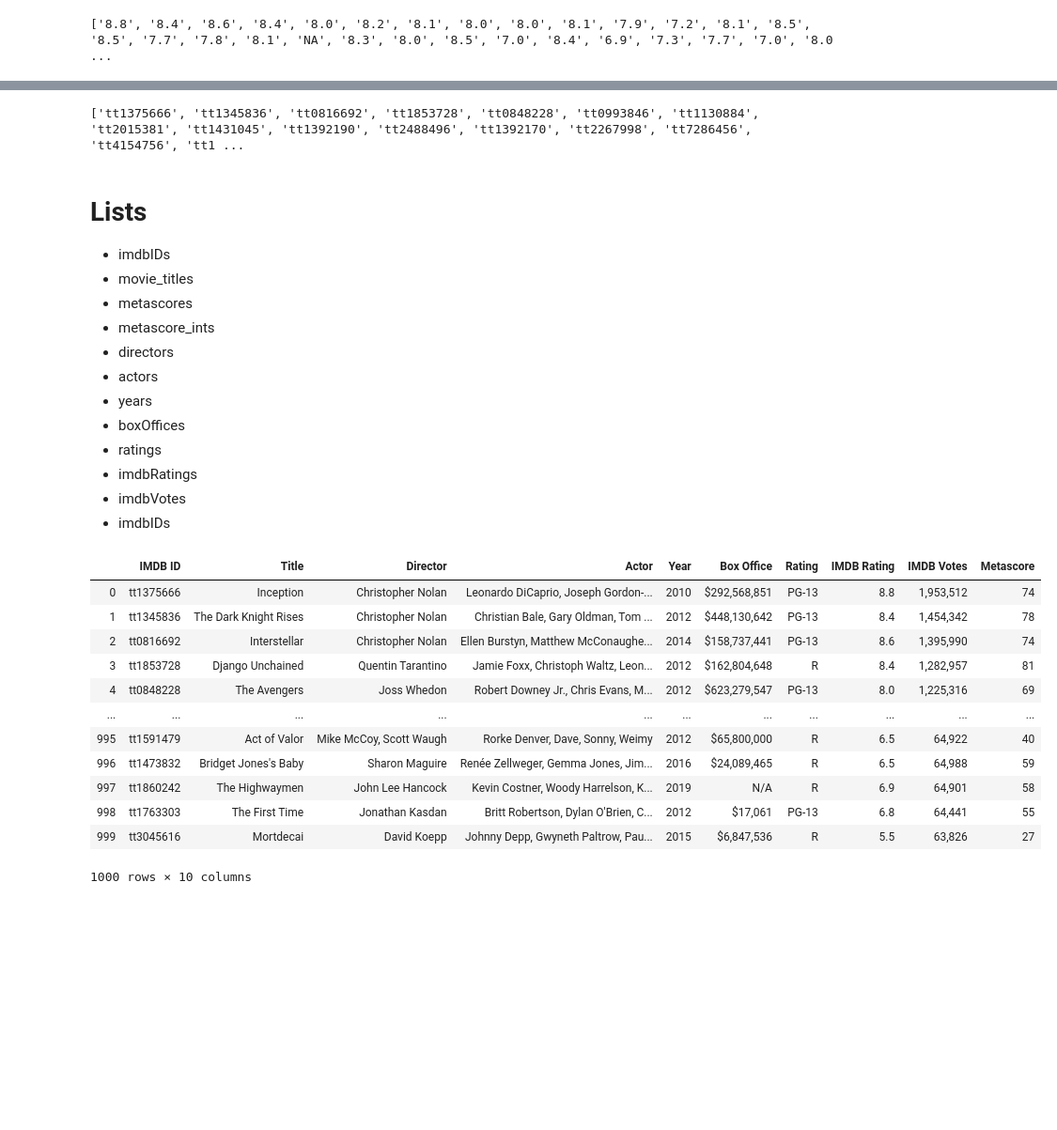
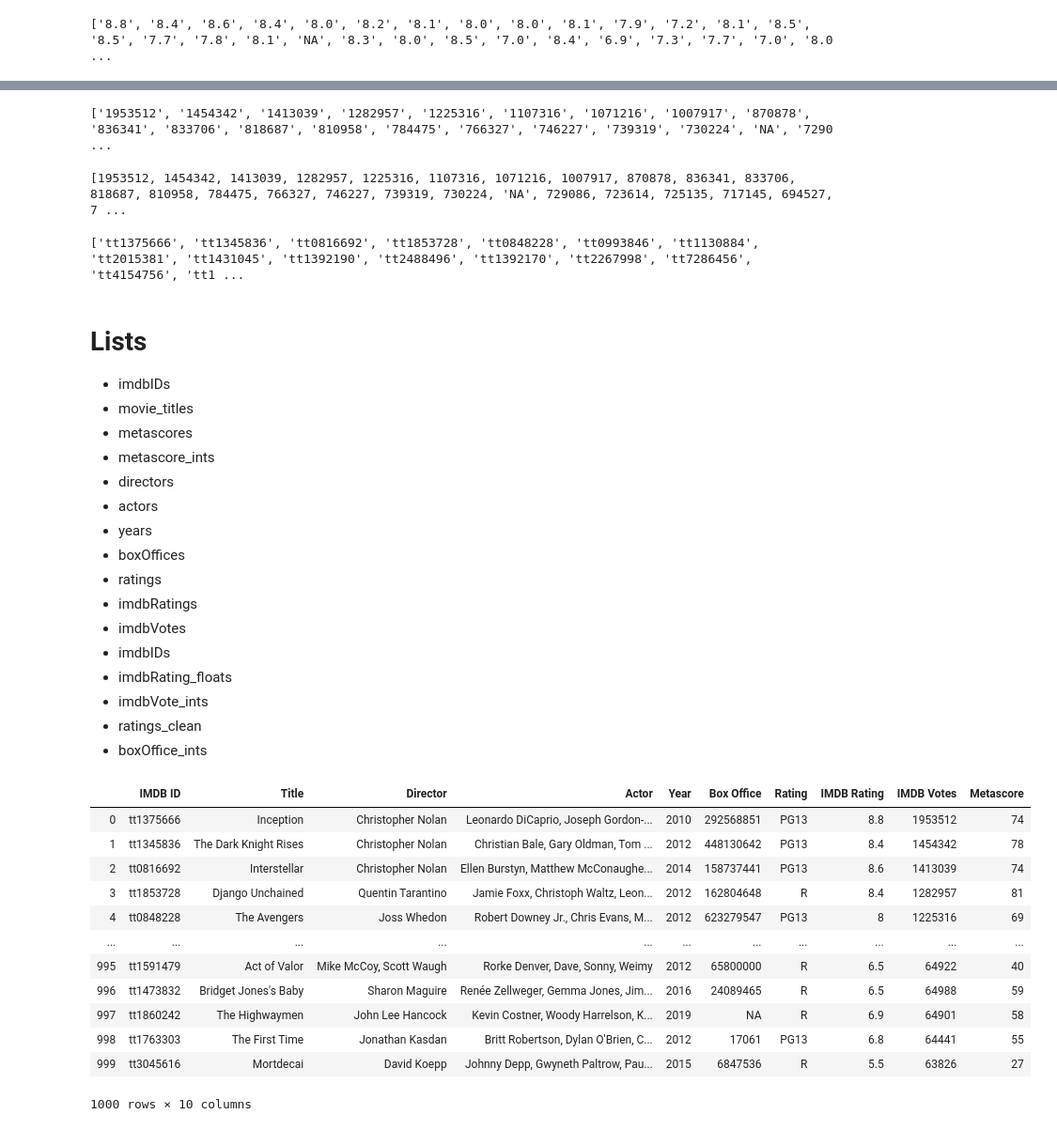
Before and after one commit to TJL30308/sturdy-waddle, a Jupyter notebook: OMDB_API.ipynb, the cells around one changed output, grey strips where cells are left out. Shown: that part at 94% size. Cells and saved outputs as stored; diff of their text form; code cells hidden in the pictures; blank space fills up the shorter version.

```diff
--- a/OMDB_API.ipynb
+++ b/OMDB_API.ipynb
@@ -243,3 +261,7 @@ while index < len(movie_titles):
 print(ratings)
 # %% [output]
 ['PG-13', 'PG-13', 'PG-13', 'R', 'PG-13', 'R', 'R', 'PG-13', 'R', 'R', 'PG-13', 'PG-13', 'R', 'R', 'PG-13', 'PG-13', 'PG-13', 'PG-13', 'NA', 'G', 'PG-13', 'R', 'PG-13', 'PG-13', 'PG-13', 'PG-13', 'PG- ...
+# %%
+ratings_clean = ['PG13' if rating == 'PG-13' else rating for rating in ratings]
+
+print(ratings_clean)
@@ -262,3 +285,14 @@ while index < len(movie_titles):
 print(imdbRatings)
 # %% [output]
 ['8.8', '8.4', '8.6', '8.4', '8.0', '8.2', '8.1', '8.0', '8.0', '8.1', '7.9', '7.2', '8.1', '8.5', '8.5', '7.7', '7.8', '8.1', 'NA', '8.3', '8.0', '8.5', '7.0', '8.4', '6.9', '7.3', '7.7', '7.0', '8.0 ...
+# %%
+imdbRating_floats = []
+
+for imdbRating in imdbRatings:
+    try:
+        imdbRating_float = float(imdbRating)
+        imdbRating_floats.append(imdbRating_float)
+    except ValueError:
+        imdbRating_floats.append("NA")
+
+print(imdbRating_floats)
@@ -284,3 +320,22 @@ print(imdbVotes)
+# %%
+imdbVotes = [imdbVote.replace(',','') for imdbVote in imdbVotes]
+
+print(imdbVotes)
+# %% [output]
+['1953512', '1454342', '1413039', '1282957', '1225316', '1107316', '1071216', '1007917', '870878', '836341', '833706', '818687', '810958', '784475', '766327', '746227', '739319', '730224', 'NA', '7290 ...
+# %%
+imdbVote_ints = []
+
+for imdbVote in imdbVotes:
+    try:
+        imdbVote_int = int(imdbVote)
+        imdbVote_ints.append(imdbVote_int)
+    except ValueError:
+        imdbVote_ints.append("NA")
+
+print(imdbVote_ints)
+# %% [output]
+[1953512, 1454342, 1413039, 1282957, 1225316, 1107316, 1071216, 1007917, 870878, 836341, 833706, 818687, 810958, 784475, 766327, 746227, 739319, 730224, 'NA', 729086, 723614, 725135, 717145, 694527, 7 ...
 # %%
 imdbIDs = []
 
@@ -314,34 +369,38 @@ print(imdbIDs)
 * imdbRatings
 * imdbVotes
 * imdbIDs
+* imdbRating_floats
+* imdbVote_ints
+* ratings_clean
+* boxOffice_ints
 # %%
 df = pd.DataFrame(
     {'IMDB ID': imdbIDs,
      'Title': movie_titles,
      'Director': directors,
      'Actor': actors,
      'Year': years,
-     'Box Office': boxOffices,
-     'Rating': ratings,
-     'IMDB Rating': imdbRatings,
-     'IMDB Votes': imdbVotes,
+     'Box Office': boxOffice_ints,
+     'Rating': ratings_clean,
+     'IMDB Rating': imdbRating_floats,
+     'IMDB Votes': imdbVote_ints,
      'Metascore': metascores
     })
 
-imdb_df
+df
 # %% [output]
 |  | IMDB ID | Title | Director | Actor | Year | Box Office | Rating | IMDB Rating | IMDB Votes | Metascore |
-| 0 | tt1375666 | Inception | Christopher Nolan | Leonardo DiCaprio, Joseph Gordon-... | 2010 | $292,568,851 | PG-13 | 8.8 | 1,953,512 | 74 |
-| 1 | tt1345836 | The Dark Knight Rises | Christopher Nolan | Christian Bale, Gary Oldman, Tom ... | 2012 | $448,130,642 | PG-13 | 8.4 | 1,454,342 | 78 |
-| 2 | tt0816692 | Interstellar | Christopher Nolan | Ellen Burstyn, Matthew McConaughe... | 2014 | $158,737,441 | PG-13 | 8.6 | 1,395,990 | 74 |
-| 3 | tt1853728 | Django Unchained | Quentin Tarantino | Jamie Foxx, Christoph Waltz, Leon... | 2012 | $162,804,648 | R | 8.4 | 1,282,957 | 81 |
-| 4 | tt0848228 | The Avengers | Joss Whedon | Robert Downey Jr., Chris Evans, M... | 2012 | $623,279,547 | PG-13 | 8.0 | 1,225,316 | 69 |
+| 0 | tt1375666 | Inception | Christopher Nolan | Leonardo DiCaprio, Joseph Gordon-... | 2010 | 292568851 | PG13 | 8.8 | 1953512 | 74 |
+| 1 | tt1345836 | The Dark Knight Rises | Christopher Nolan | Christian Bale, Gary Oldman, Tom ... | 2012 | 448130642 | PG13 | 8.4 | 1454342 | 78 |
+| 2 | tt0816692 | Interstellar | Christopher Nolan | Ellen Burstyn, Matthew McConaughe... | 2014 | 158737441 | PG13 | 8.6 | 1413039 | 74 |
+| 3 | tt1853728 | Django Unchained | Quentin Tarantino | Jamie Foxx, Christoph Waltz, Leon... | 2012 | 162804648 | R | 8.4 | 1282957 | 81 |
+| 4 | tt0848228 | The Avengers | Joss Whedon | Robert Downey Jr., Chris Evans, M... | 2012 | 623279547 | PG13 | 8 | 1225316 | 69 |
 | ... | ... | ... | ... | ... | ... | ... | ... | ... | ... | ... |
-| 995 | tt1591479 | Act of Valor | Mike McCoy, Scott Waugh | Rorke Denver, Dave, Sonny, Weimy | 2012 | $65,800,000 | R | 6.5 | 64,922 | 40 |
-| 996 | tt1473832 | Bridget Jones's Baby | Sharon Maguire | Renée Zellweger, Gemma Jones, Jim... | 2016 | $24,089,465 | R | 6.5 | 64,988 | 59 |
-| 997 | tt1860242 | The Highwaymen | John Lee Hancock | Kevin Costner, Woody Harrelson, K... | 2019 | N/A | R | 6.9 | 64,901 | 58 |
-| 998 | tt1763303 | The First Time | Jonathan Kasdan | Britt Robertson, Dylan O'Brien, C... | 2012 | $17,061 | PG-13 | 6.8 | 64,441 | 55 |
-| 999 | tt3045616 | Mortdecai | David Koepp | Johnny Depp, Gwyneth Paltrow, Pau... | 2015 | $6,847,536 | R | 5.5 | 63,826 | 27 |
+| 995 | tt1591479 | Act of Valor | Mike McCoy, Scott Waugh | Rorke Denver, Dave, Sonny, Weimy | 2012 | 65800000 | R | 6.5 | 64922 | 40 |
+| 996 | tt1473832 | Bridget Jones's Baby | Sharon Maguire | Renée Zellweger, Gemma Jones, Jim... | 2016 | 24089465 | R | 6.5 | 64988 | 59 |
+| 997 | tt1860242 | The Highwaymen | John Lee Hancock | Kevin Costner, Woody Harrelson, K... | 2019 | NA | R | 6.9 | 64901 | 58 |
+| 998 | tt1763303 | The First Time | Jonathan Kasdan | Britt Robertson, Dylan O'Brien, C... | 2012 | 17061 | PG13 | 6.8 | 64441 | 55 |
+| 999 | tt3045616 | Mortdecai | David Koepp | Johnny Depp, Gwyneth Paltrow, Pau... | 2015 | 6847536 | R | 5.5 | 63826 | 27 |
 1000 rows × 10 columns
 # %%
 df['Actor'] = df['Actor'].str.rsplit(',').str[0]
```
Also changed, not shown: parts of 8 cells of this notebook.
